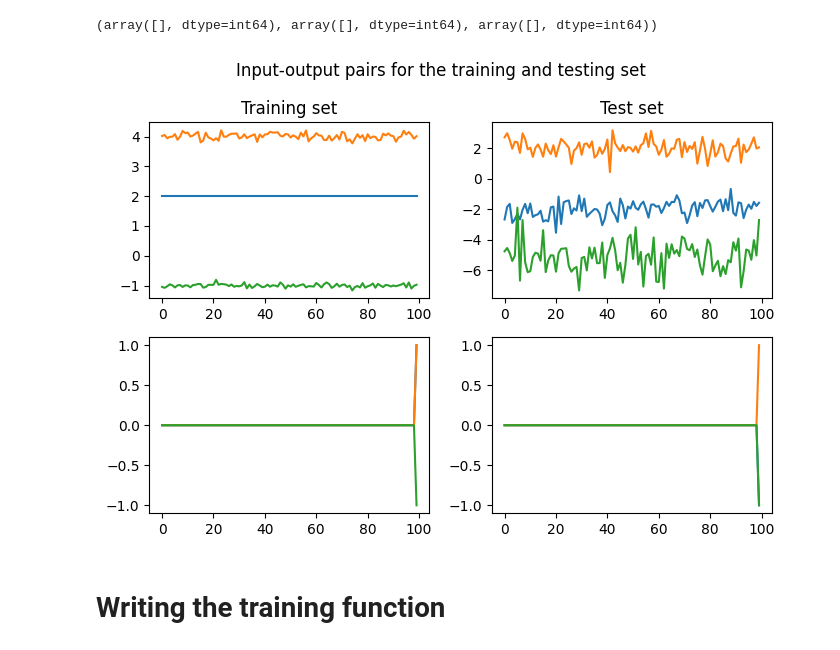
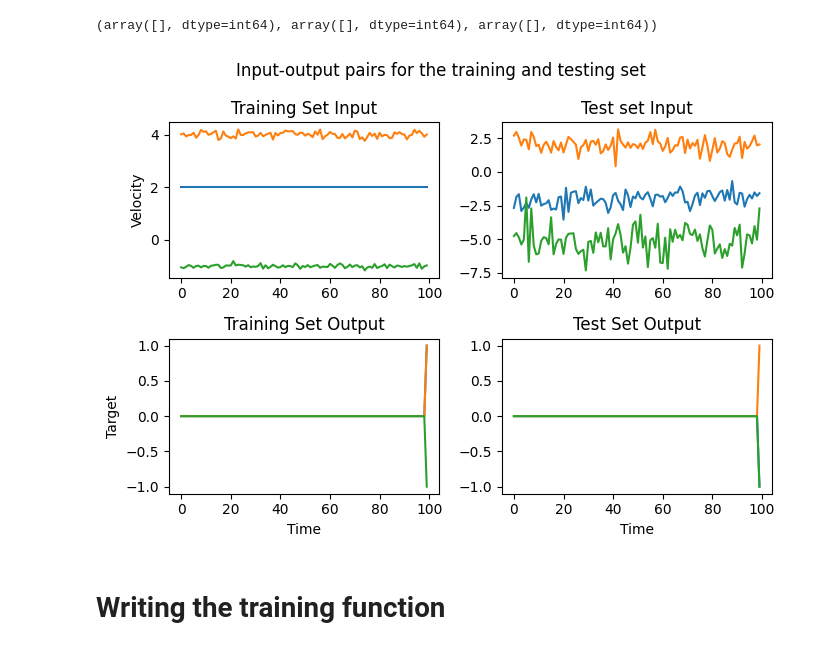
Before and after one commit to CEBangu/MOD_201, a Jupyter notebook: MOD201 HW_4/Training_RNN_2AFC.ipynb, the cells around one changed output. Saved outputs shown, nothing was run; the diff lists cells and outputs as text; code cells hidden in the pictures.

```diff
--- a/MOD201 HW_4/Training_RNN_2AFC.ipynb
+++ b/MOD201 HW_4/Training_RNN_2AFC.ipynb
@@ -177,7 +177,7 @@ Finally, one has to set up a *mask* that will indicate for which timesteps we wa
 
 We will create the input, output, and mask as 3 dimensional tensors regrouping several trials. Complete the following function creating some task trials.
 # %%
-###### write your code ####### ASK ABOUT THIS
+###### write your code #######
 
 def generate_trials(n_trials, velocities=[], std=[], T=100):
     """
@@ -203,11 +203,8 @@ def generate_trials(n_trials, velocities=[], std=[], T=100):
         for time in range(T): # at each timestep
             inputs[trial, time] = velocity + np.random.normal(0, sd) #the input is the velocity plus some noise
 
-    targets = inputs.detach().clone() #get the same array as the input
-
-    for i, _ in enumerate(targets):
-        targets[i][-1] = torch.sign(torch.mean(targets[i])) #set the last element of the target array to the sign of the mean of the input
-        targets[i][:-1] = 0 #set all the other elements to 0
+    targets = torch.zeros((n_trials, T, 1)) #initialize the target array
+    targets[:, T-1] = torch.sign(torch.mean(inputs, axis=1)) #set the last element of the target array to the sign of the mean of the input
 
     mask = torch.zeros((n_trials, T, 1))
     mask[:, T-1] = 1  # set mask to one only at the end
@@ -232,37 +229,36 @@ np.where(test_set[0] == training_set[0])
 ###### write your code #######
 
 # plot some inputs output pairs for the training and testing set
 
 fig, ax = plt.subplots(2, 2, figsize=(7, 5))
 ax[0, 0].plot(training_set[0][0])
 ax[0, 0].plot(training_set[0][69])
 ax[0, 0].plot(training_set[0][2])
 ax[0, 0].set_title('Training Set Input')
 ax[0, 0].set_ylabel('Velocity')
 
 ax[1, 0].plot(training_set[1][0])
 ax[1, 0].plot(training_set[1][69])
 ax[1, 0].plot(training_set[1][2])
 ax[0, 1].set_title('Test set Input')
 
 ax[0, 1].plot(test_set[0][0])
 ax[0, 1].plot(test_set[0][1])
 ax[0, 1].plot(test_set[0][2])
 ax[1, 0].set_title('Training Set Output')
 ax[1, 0].set_ylabel('Target')
+ax[1, 0].set_xlabel('Time')
 
 ax[1, 1].plot(test_set[1][0])
 ax[1, 1].plot(test_set[1][1])
 ax[1, 1].plot(test_set[1][2])
 ax[1, 1].set_title('Test Set Output')
-
-
-
+ax[1, 1].set_xlabel('Time')
 
 fig.suptitle('Input-output pairs for the training and testing set')
 fig.tight_layout()
 # %% [output]
-[figure, old version]
+[figure, new version]
 # %% [markdown]
 # Writing the training function
 # %% [markdown]
```
Also changed, not shown: parts of 8 cells of this notebook, 1 other file.
